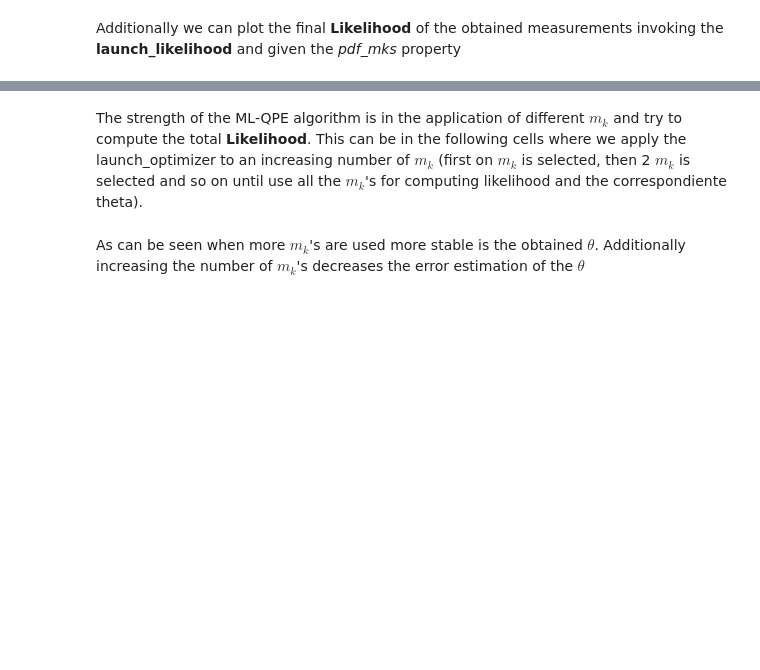
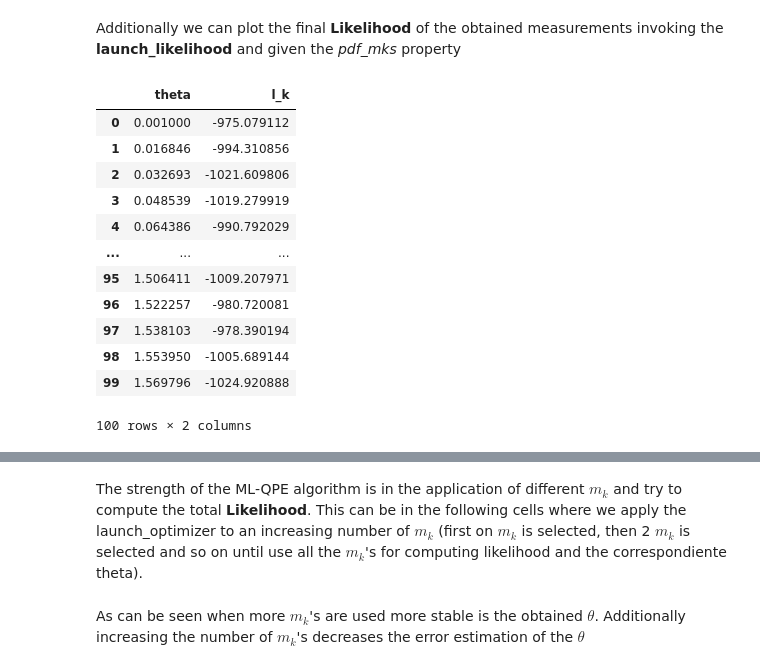
Before and after one commit to NEASQC/FinancialApplications, a Jupyter notebook: misc/notebooks/04_MaximumLikelihood_Class.ipynb, the cells around one changed output, grey strips where cells are left out. Cells and saved outputs as stored; diff of their text form; code cells hidden in the pictures; blank space fills up the shorter version.

```diff
--- a/misc/notebooks/04_MaximumLikelihood_Class.ipynb
+++ b/misc/notebooks/04_MaximumLikelihood_Class.ipynb
@@ -83,7 +88,7 @@ def f(x):
     return np.sin(x)
 # %%
 #number of Qbits for the circuit
-n_qbits = 5
+n_qbits = 4
 #The number of bins
 m_bins = 2**n_qbits
 LowerLimit = 0.0
@@ -329,7 +339,7 @@ First we need to instantiate the class. Following argumens can be provided:
 # %%
 arg_dictionary = {
     'oracle': pf_gate,
-    'list_of_mks': 12,
+    'list_of_mks': 20,
     'qpu': linalg_qpu,
     'delta': 1e-3,
     'default_nbshots' : 100,
@@ -373,6 +425,22 @@ circ = ml_qae.list_of_circuits[-1]
 Additionally we can plot the final **Likelihood** of the obtained measurements invoking the **launch_likelihood** and given the *pdf_mks* property
 # %%
 pdf_like = ml_qae.launch_likelihood(ml_qae.pdf_mks)
+# %%
+pdf_like
+# %% [output]
+|  | theta | l_k |
+| 0 | 0.001000 | -975.079112 |
+| 1 | 0.016846 | -994.310856 |
+| 2 | 0.032693 | -1021.609806 |
+| 3 | 0.048539 | -1019.279919 |
+| 4 | 0.064386 | -990.792029 |
+| ... | ... | ... |
+| 95 | 1.506411 | -1009.207971 |
+| 96 | 1.522257 | -980.720081 |
+| 97 | 1.538103 | -978.390194 |
+| 98 | 1.553950 | -1005.689144 |
+| 99 | 1.569796 | -1024.920888 |
+100 rows × 2 columns
 # %%
 plt.plot(pdf_like['theta'], pdf_like['l_k'], '-o')
 plt.xlabel('theta')
```
Also changed, not shown: parts of 14 cells of this notebook, 6 other files.
